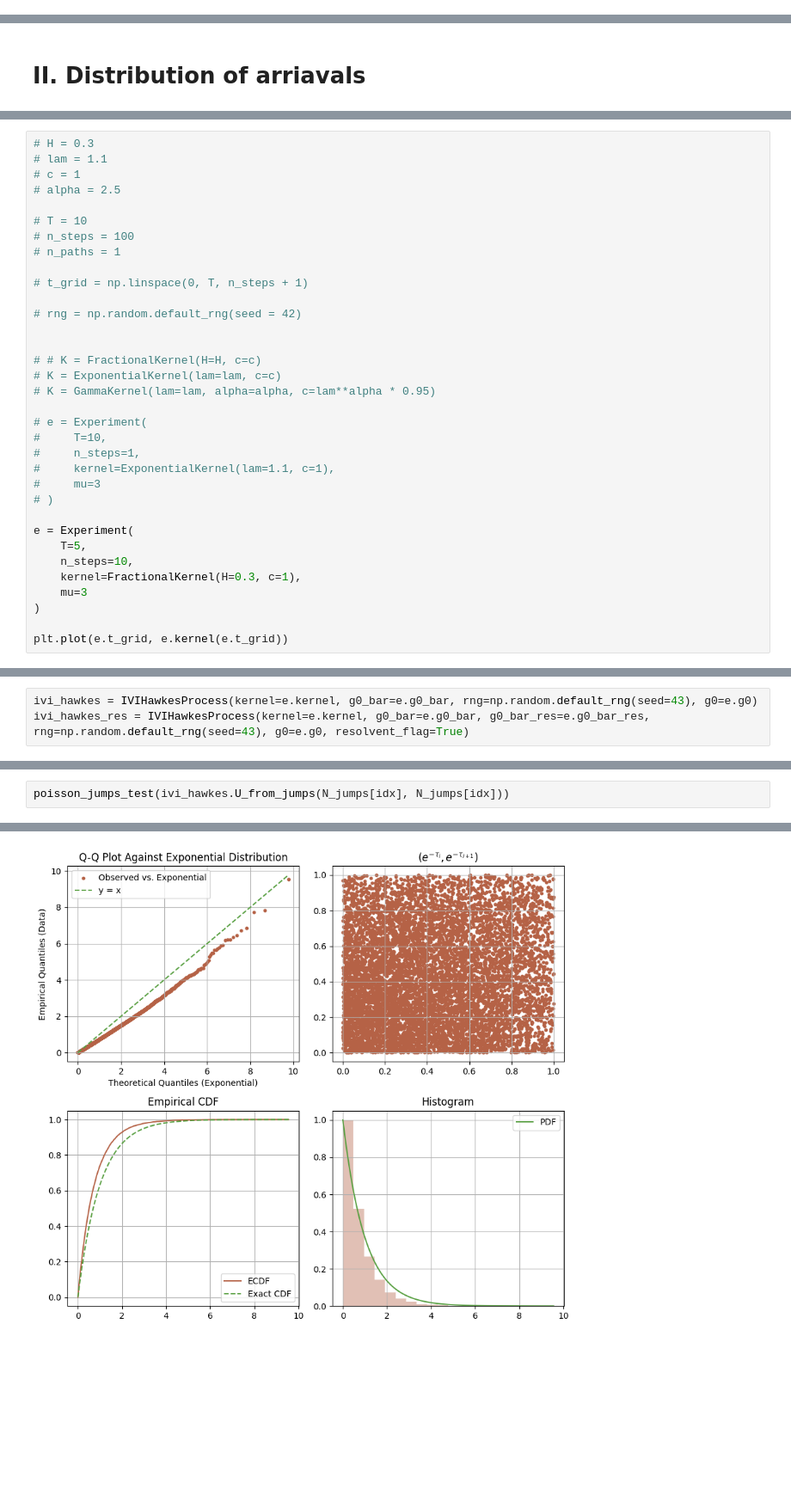
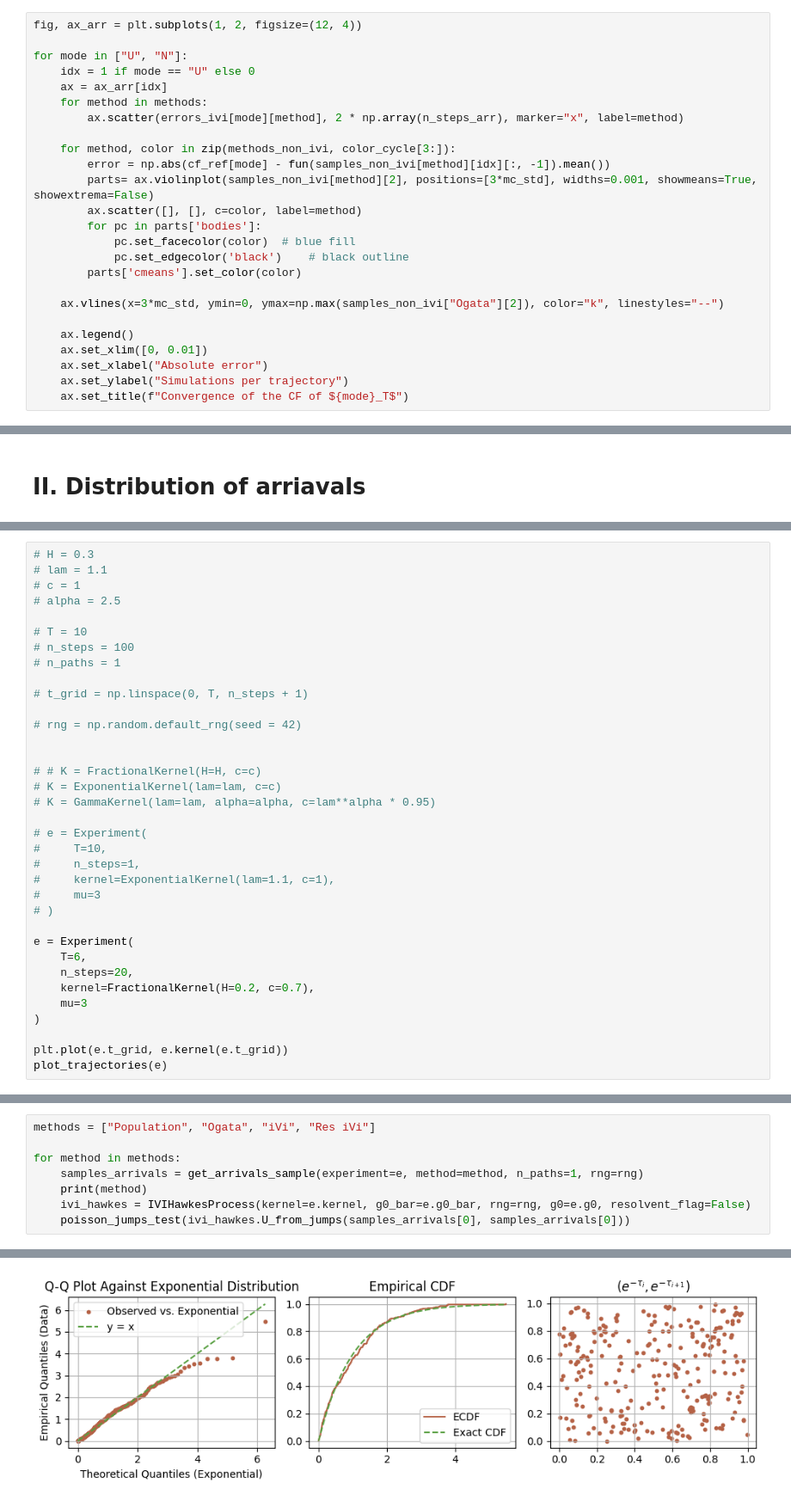
Before and after one commit to MrG1raffe/volterra_hawkes, a Jupyter notebook: notebooks/iVi_Hawkes_numerics.ipynb, the cells around one changed output, grey strips where cells are left out. Shown at 86% size. Saved outputs shown, nothing was run; the diff lists cells and outputs as text; blank space fills up the shorter version.

Commit message:
Update the visualisation, update U in the scheme, add convergence analysis, implement Riccati numerical solution

```diff
--- a/notebooks/iVi_Hawkes_numerics.ipynb
+++ b/notebooks/iVi_Hawkes_numerics.ipynb
@@ -302,0 +270,25 @@ KstestResult(statistic=0.0688, pvalue=1.0360999724409651e-10, statistic_location
+# %%
+fig, ax_arr = plt.subplots(1, 2, figsize=(12, 4))
+
+for mode in ["U", "N"]:
+    idx = 1 if mode == "U" else 0
+    ax = ax_arr[idx]
+    for method in methods:
+        ax.scatter(errors_ivi[mode][method], 2 * np.array(n_steps_arr), marker="x", label=method)
+
+    for method, color in zip(methods_non_ivi, color_cycle[3:]):
+        error = np.abs(cf_ref[mode] - fun(samples_non_ivi[method][idx][:, -1]).mean())
+        parts= ax.violinplot(samples_non_ivi[method][2], positions=[3*mc_std], widths=0.001, showmeans=True, showextrema=False)
+        ax.scatter([], [], c=color, label=method)
+        for pc in parts['bodies']:
+            pc.set_facecolor(color)  # blue fill
+            pc.set_edgecolor('black')    # black outline
+        parts['cmeans'].set_color(color)
+
+    ax.vlines(x=3*mc_std, ymin=0, ymax=np.max(samples_non_ivi["Ogata"][2]), color="k", linestyles="--")
+
+    ax.legend()
+    ax.set_xlim([0, 0.01])
+    ax.set_xlabel("Absolute error")
+    ax.set_ylabel("Simulations per trajectory")
+    ax.set_title(f"Convergence of the CF of ${mode}_T$")
@@ -331,11 +362,12 @@ KstestResult(statistic=0.0688, pvalue=1.0360999724409651e-10, statistic_location
 # )
 
 e = Experiment(
-    T=5,
-    n_steps=10,
-    kernel=FractionalKernel(H=0.3, c=1),
+    T=6,
+    n_steps=20,
+    kernel=FractionalKernel(H=0.2, c=0.7),
     mu=3
 )
 
 plt.plot(e.t_grid, e.kernel(e.t_grid))
+plot_trajectories(e)
 # %% [output]
@@ -344,3 +375,0 @@ plt.plot(e.t_grid, e.kernel(e.t_grid))
-# %%
-ivi_hawkes = IVIHawkesProcess(kernel=e.kernel, g0_bar=e.g0_bar, rng=np.random.default_rng(seed=43), g0=e.g0)
-ivi_hawkes_res = IVIHawkesProcess(kernel=e.kernel, g0_bar=e.g0_bar, g0_bar_res=e.g0_bar_res, rng=np.random.default_rng(seed=43), g0=e.g0, resolvent_flag=True)
@@ -418,3 +376,9 @@ def poisson_jumps_test(jumps):
 # %%
-poisson_jumps_test(ivi_hawkes.U_from_jumps(N_jumps[idx], N_jumps[idx]))
+methods = ["Population", "Ogata", "iVi", "Res iVi"]
+
+for method in methods:
+    samples_arrivals = get_arrivals_sample(experiment=e, method=method, n_paths=1, rng=rng)
+    print(method)
+    ivi_hawkes = IVIHawkesProcess(kernel=e.kernel, g0_bar=e.g0_bar, rng=rng, g0=e.g0, resolvent_flag=False)
+    poisson_jumps_test(ivi_hawkes.U_from_jumps(samples_arrivals[0], samples_arrivals[0]))
 # %% [output]
@@ -422 +387 @@ Kolmogorov-Smirnov test p-value:  1.3503684551389351e-98
-[figure, old version]
+[figure, new version]
```
Also changed, not shown: parts of 31 cells of this notebook, 8 other files.
